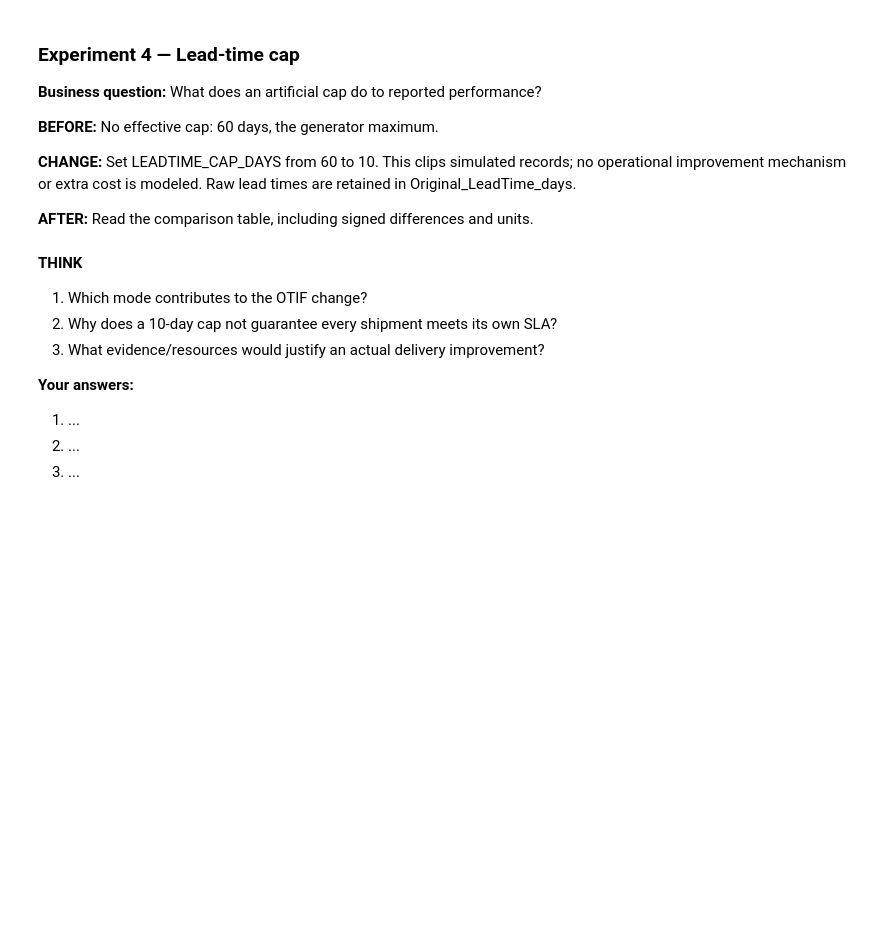
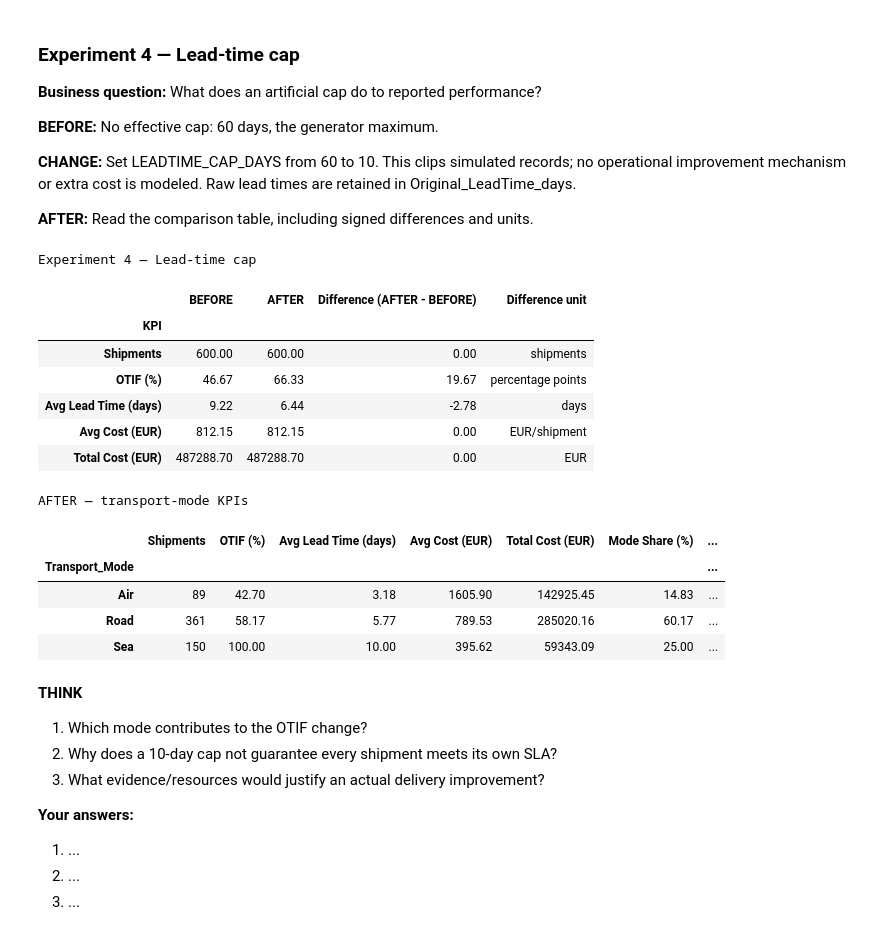
Before and after one commit to saikisri97/17_Hof_Lecture_Code_Pingo, a Jupyter notebook: SCA_2026/code/Descriptive_Analytics_Student.ipynb, the cells around one changed output. Drawn from its saved outputs; the diff is of its cells as text; code cells hidden in the pictures; blank space fills up the shorter version.

```diff
--- a/SCA_2026/code/Descriptive_Analytics_Student.ipynb
+++ b/SCA_2026/code/Descriptive_Analytics_Student.ipynb
@@ -253,9 +328,24 @@ show_cost_shocks(baseline, cost_after)
 
 **AFTER:** Read the comparison table, including signed differences and units.
 # %%
-LEADTIME_CAP_DAYS = 60  # <-- CHANGE HERE: 60 -> 10 days
+LEADTIME_CAP_DAYS = 10  # <-- CHANGE HERE: 60 -> 10 days
 cap_after = cap_leadtime(baseline, LEADTIME_CAP_DAYS)
 compare(baseline, cap_after, "Experiment 4 — Lead-time cap")  # <-- OBSERVE OUTPUT
+# %% [output]
+Experiment 4 — Lead-time cap
+|  | BEFORE | AFTER | Difference (AFTER - BEFORE) | Difference unit |
+| KPI |  |  |  |  |
+| Shipments | 600.00 | 600.00 | 0.00 | shipments |
+| OTIF (%) | 46.67 | 66.33 | 19.67 | percentage points |
+| Avg Lead Time (days) | 9.22 | 6.44 | -2.78 | days |
+| Avg Cost (EUR) | 812.15 | 812.15 | 0.00 | EUR/shipment |
+| Total Cost (EUR) | 487288.70 | 487288.70 | 0.00 | EUR |
+AFTER — transport-mode KPIs
+|  | Shipments | OTIF (%) | Avg Lead Time (days) | Avg Cost (EUR) | Total Cost (EUR) | Mode Share (%) | ... |
+| Transport_Mode |  |  |  |  |  |  | ... |
+| Air | 89 | 42.70 | 3.18 | 1605.90 | 142925.45 | 14.83 | ... |
+| Road | 361 | 58.17 | 5.77 | 789.53 | 285020.16 | 60.17 | ... |
+| Sea | 150 | 100.00 | 10.00 | 395.62 | 59343.09 | 25.00 | ... |
 # %% [markdown]
 **THINK**
 
```
Also changed, not shown: parts of 7 cells of this notebook, 2 other files.
